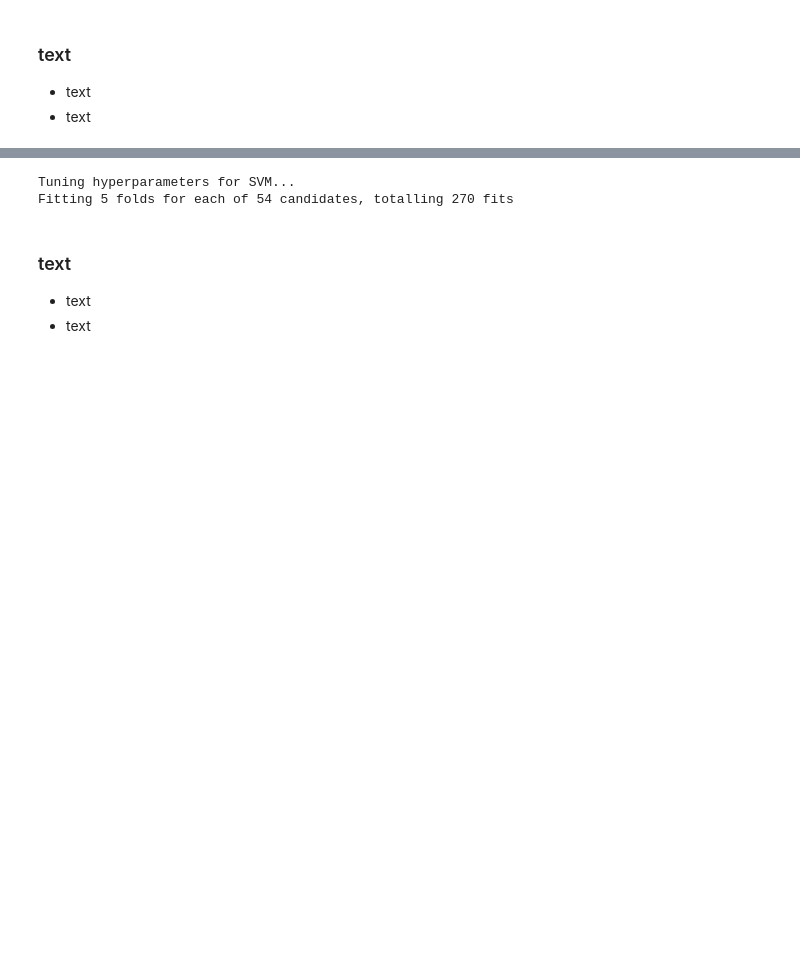
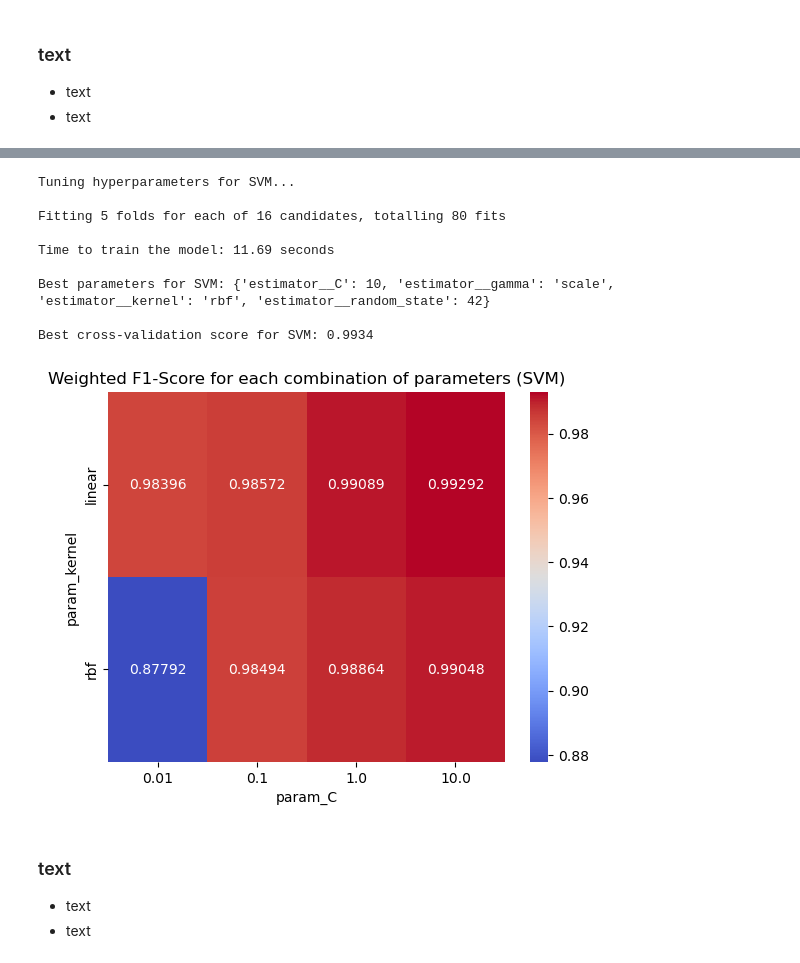
Before and after one commit to Botti01/SSH-Shell-Attacks, a Jupyter notebook: notebooks/section2_supervised_learning_classification.ipynb, the cells around one changed output, grey strips where cells are left out. Drawn from its saved outputs; the diff is of its cells as text; code cells hidden in the pictures; blank space fills up the shorter version.

```diff
--- a/notebooks/section2_supervised_learning_classification.ipynb
+++ b/notebooks/section2_supervised_learning_classification.ipynb
@@ -657,11 +701,36 @@ Best cross-validation score for Random Forest: 0.802776695163608
 # %%
 # Esegui GridSearch per SVM con OneVsRestClassifier
 best_svm_model = hyperparameter_tuning_with_gridsearch(
     "SVM", SVC(random_state=42), param_grid_svm, X_train_tfidf, y_train_binary
 )
+
+results_svm = pd.DataFrame(best_svm_model.cv_results_)
+
+# Creare la pivot table con param_kernel e param_C come indice e colonne
+scores_svm = results_svm.pivot_table(
+    index='param_estimator__kernel',
+    columns='param_estimator__C',
+    values='mean_test_score',
+    aggfunc='mean'
+)
+
+# Visualizza la heatmap
+sns.heatmap(scores_svm, annot=True, cmap='coolwarm', fmt='.5g')
+plt.xlabel('param_C')
+plt.ylabel('param_kernel')
+plt.title('Weighted F1-Score for each combination of parameters (SVM)')
+plt.show()
 # %% [output]
 Tuning hyperparameters for SVM...
-Fitting 5 folds for each of 54 candidates, totalling 270 fits
+
+Fitting 5 folds for each of 16 candidates, totalling 80 fits
+
+Time to train the model: 11.69 seconds
+
+Best parameters for SVM: {'estimator__C': 10, 'estimator__gamma': 'scale', 'estimator__kernel': 'rbf', 'estimator__random_state': 42}
+
+Best cross-validation score for SVM: 0.9934
+[figure, added]
 # %% [markdown]
 ### text
 
```
Also changed, not shown: parts of 20 cells of this notebook.
